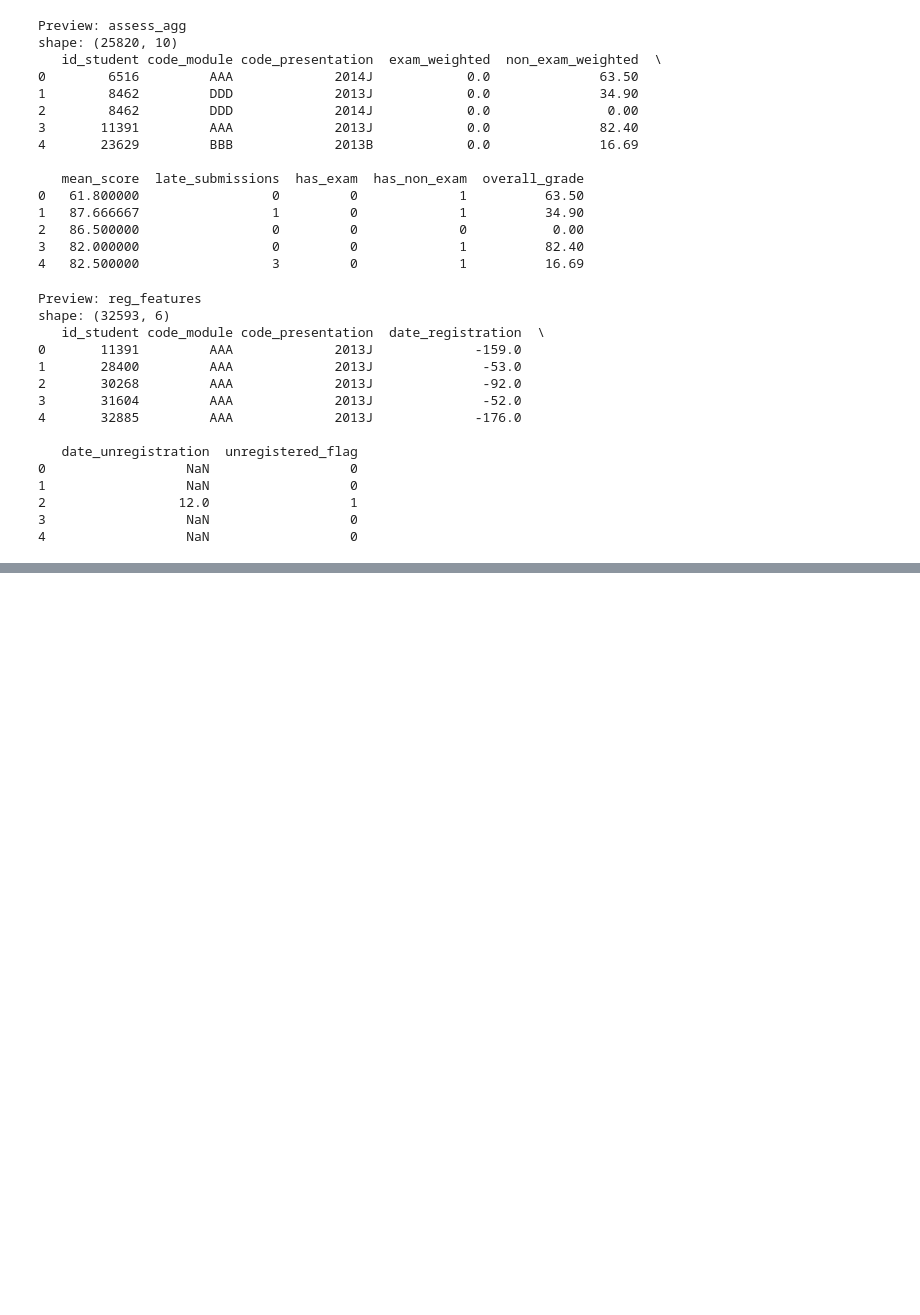
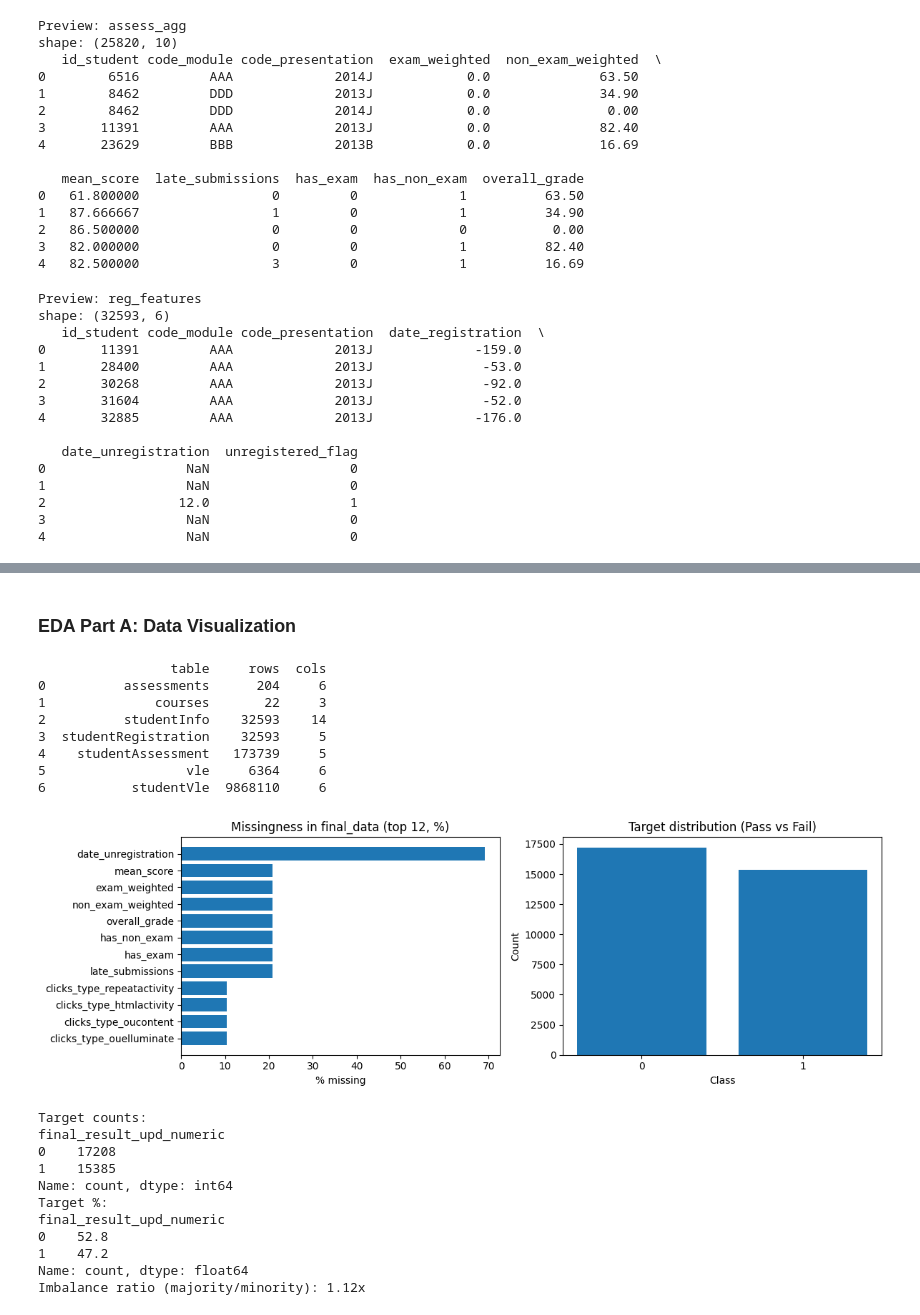
Before and after one commit to thanminh24/dbm-project, a Jupyter notebook: Prj_DBM_Final.ipynb, the cells around one changed output, grey strips where cells are left out. Saved outputs shown, nothing was run; the diff lists cells and outputs as text; code cells hidden in the pictures; blank space fills up the shorter version.

```diff
--- a/Prj_DBM_Final.ipynb
+++ b/Prj_DBM_Final.ipynb
@@ -41,6 +99,6 @@ np.random.seed(42)
 # %%
 # CHANGE THIS to your local folder containing the 7 OULAD CSV files
-DEFAULT_DATA_DIR = os.path.join('.', 'data', 'oulad')
+DEFAULT_DATA_DIR = os.path.join('.', 'data')
 
 required_files = [
     'assessments.csv','courses.csv','studentAssessment.csv','studentInfo.csv',
@@ -1073,0 +443,56 @@ The dataset is large and realistic. Future work can explore time-window features
+# %% [markdown]
+### EDA Part A: Data Visualization
+# %%
+# --- EDA: overview, missingness, target balance
+overview = pd.DataFrame({
+    'table': ['assessments','courses','studentInfo','studentRegistration','studentAssessment','vle','studentVle'],
+    'rows': [len(assessments),len(courses),len(student_info),len(student_reg),len(student_assess),len(vle),len(student_vle)],
+    'cols': [assessments.shape[1],courses.shape[1],student_info.shape[1],student_reg.shape[1],student_assess.shape[1],vle.shape[1],student_vle.shape[1]]
+})
+print(overview)
+
+miss = (final_data.isna().mean() * 100).sort_values(ascending=False).head(12)
+counts = final_data['final_result_upd_numeric'].value_counts()
+perc = counts / counts.sum() * 100
+imbalance = counts.max() / counts.min()
+
+fig, axes = plt.subplots(1, 2, figsize=(12,4))
+axes[0].barh(miss.index.astype(str), miss.values)
+axes[0].set_title('Missingness in final_data (top 12, %)')
+axes[0].invert_yaxis()
+axes[0].set_xlabel('% missing')
+
+axes[1].bar(counts.index.astype(str), counts.values)
+axes[1].set_title('Target distribution (Pass vs Fail)')
+axes[1].set_ylabel('Count')
+axes[1].set_xlabel('Class')
+
+plt.tight_layout()
+plt.show()
+
+print('Target counts:')
+print(counts)
+print('Target %:')
+print(perc.round(2))
+print(f'Imbalance ratio (majority/minority): {imbalance:.2f}x')
+# %% [output]
+                 table     rows  cols
+0          assessments      204     6
+1              courses       22     3
+2          studentInfo    32593    14
+3  studentRegistration    32593     5
+4    studentAssessment   173739     5
+5                  vle     6364     6
+6           studentVle  9868110     6
+[figure, added]
+Target counts:
+final_result_upd_numeric
+0    17208
+1    15385
+Name: count, dtype: int64
+Target %:
+final_result_upd_numeric
+0    52.8
+1    47.2
+Name: count, dtype: float64
+Imbalance ratio (majority/minority): 1.12x
```
Also changed, not shown: parts of 77 cells of this notebook, 15 other files.
